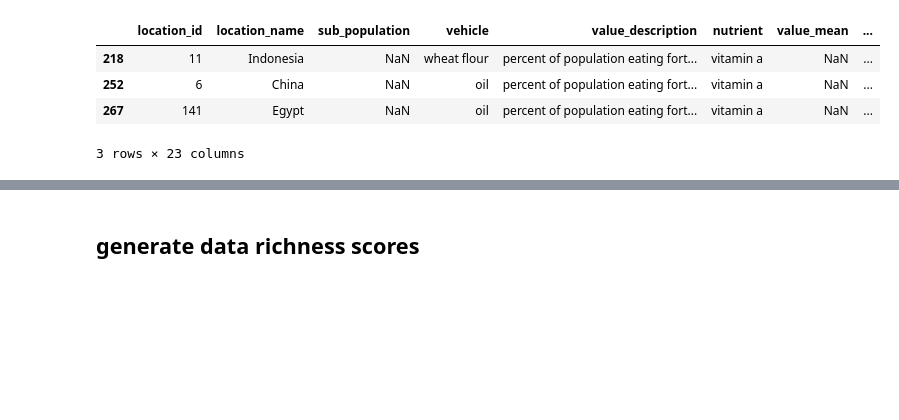
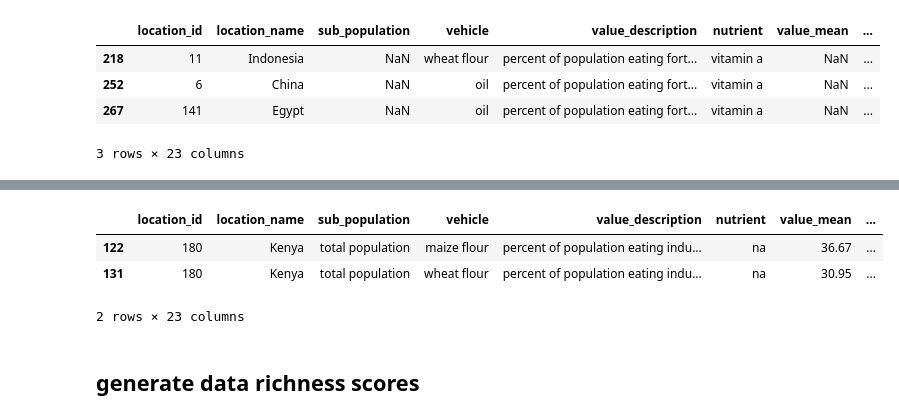
Before and after one commit to ihmeuw/vivarium_research_lsff, a Jupyter notebook: data_prep/gen_outputs/MICE/2021_03_31_compile_results_run_rejection_sampling.ipynb, the cells around one changed output, grey strips where cells are left out. Saved outputs shown, nothing was run; the diff lists cells and outputs as text; code cells hidden in the pictures; blank space fills up the shorter version.

```diff
--- a/data_prep/gen_outputs/MICE/2021_03_31_compile_results_run_rejection_sampling.ipynb
+++ b/data_prep/gen_outputs/MICE/2021_03_31_compile_results_run_rejection_sampling.ipynb
@@ -457 +476,8 @@ all_inputted_data_path = '/ihme/homes/beatrixh/vivarium_research_lsff/data_prep/
+# %%
+output[(output.location_name=="Kenya") & (output.vehicle.isin(['maize flour','wheat flour'])) & ((output.value_description=="percent of population eating industrially produced vehicle"))]
+# %% [output]
+|  | location_id | location_name | sub_population | vehicle | value_description | nutrient | value_mean | ... |
+| 122 | 180 | Kenya | total population | maize flour | percent of population eating indu... | na | 36.67 | ... |
+| 131 | 180 | Kenya | total population | wheat flour | percent of population eating indu... | na | 30.95 | ... |
+2 rows × 23 columns
 # %%
```
Also changed, not shown: parts of 7 cells of this notebook, 6 other files.
